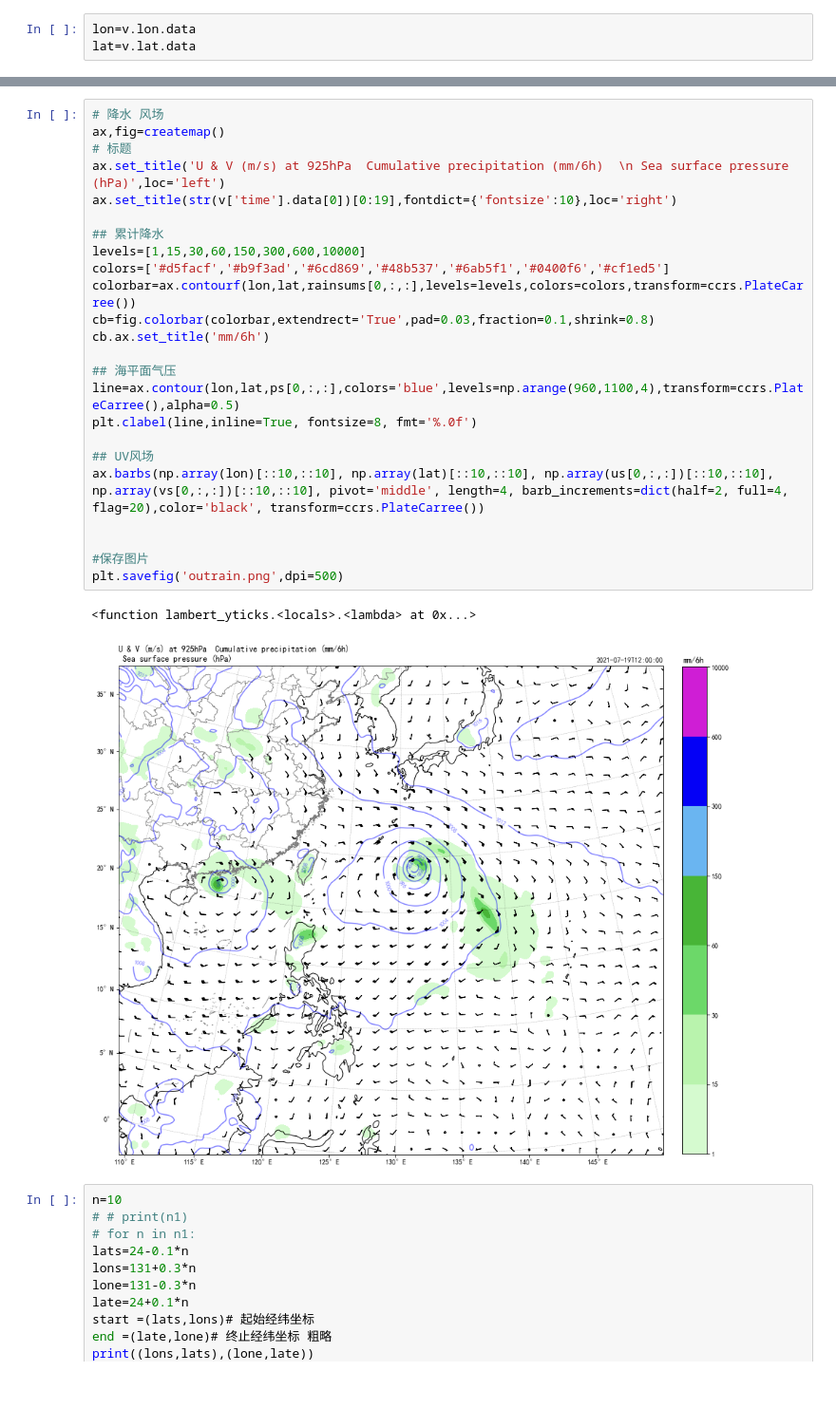
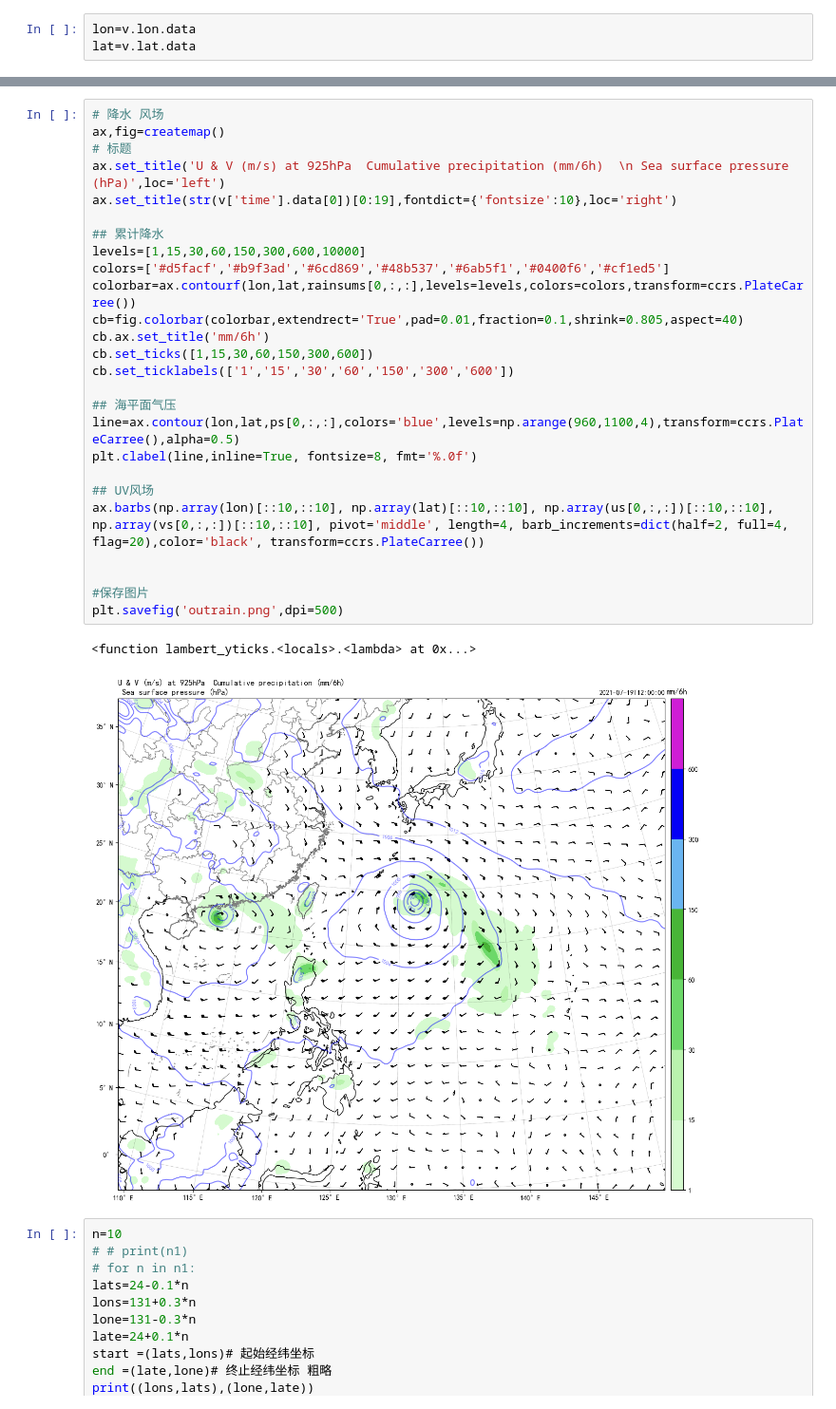
Before and after one commit to linbuer233/MyPythonPractice, a Jupyter notebook: wrfcode/tc_In-Fa_2021072606.ipynb, the cells around one changed output, grey strips where cells are left out. Shown at 95% size. Cells and saved outputs as stored; diff of their text form.

```diff
--- a/wrfcode/tc_In-Fa_2021072606.ipynb
+++ b/wrfcode/tc_In-Fa_2021072606.ipynb
@@ -246,30 +246,32 @@ plt.savefig('outtc.png',dpi=500)
 # %%
 # 降水 风场
 ax,fig=createmap()
 # 标题
 ax.set_title('U & V (m/s) at 925hPa  Cumulative precipitation (mm/6h)  \n Sea surface pressure (hPa)',loc='left')
 ax.set_title(str(v['time'].data[0])[0:19],fontdict={'fontsize':10},loc='right')
 
 ## 累计降水
 levels=[1,15,30,60,150,300,600,10000]
 colors=['#d5facf','#b9f3ad','#6cd869','#48b537','#6ab5f1','#0400f6','#cf1ed5']
 colorbar=ax.contourf(lon,lat,rainsums[0,:,:],levels=levels,colors=colors,transform=ccrs.PlateCarree())
-cb=fig.colorbar(colorbar,extendrect='True',pad=0.03,fraction=0.1,shrink=0.8)
+cb=fig.colorbar(colorbar,extendrect='True',pad=0.01,fraction=0.1,shrink=0.805,aspect=40)
 cb.ax.set_title('mm/6h')
+cb.set_ticks([1,15,30,60,150,300,600])
+cb.set_ticklabels(['1','15','30','60','150','300','600'])
 
 ## 海平面气压
 line=ax.contour(lon,lat,ps[0,:,:],colors='blue',levels=np.arange(960,1100,4),transform=ccrs.PlateCarree(),alpha=0.5)
 plt.clabel(line,inline=True, fontsize=8, fmt='%.0f')
 
 ## UV风场
 ax.barbs(np.array(lon)[::10,::10], np.array(lat)[::10,::10], np.array(us[0,:,:])[::10,::10], np.array(vs[0,:,:])[::10,::10], pivot='middle', length=4, barb_increments=dict(half=2, full=4, flag=20),color='black', transform=ccrs.PlateCarree())
 
 
 #保存图片
 plt.savefig('outrain.png',dpi=500)
 # %% [output]
 <function lambert_yticks.<locals>.<lambda> at 0x...>
-[figure, old version]
+[figure, new version]
 # %%
 n=10
 # # print(n1)
```
Also changed, not shown: parts of 4 cells of this notebook.
